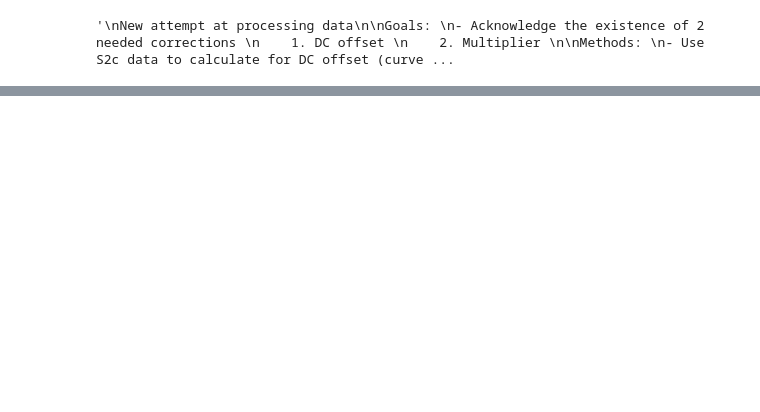
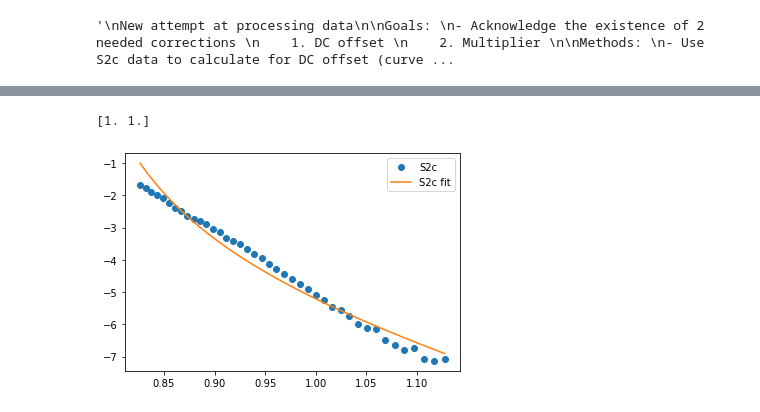
Before and after one commit to teoyi/PROJECT-Automate-Research-Process, a Jupyter notebook: test.ipynb, the cells around one changed output, grey strips where cells are left out. Saved outputs shown, nothing was run; the diff lists cells and outputs as text; code cells hidden in the pictures; blank space fills up the shorter version.

```diff
--- a/test.ipynb
+++ b/test.ipynb
@@ -49,0 +130,11 @@ latticeT = components[0]
+# %%
+plt.plot(new_df['Photon Energy'], new_df['ln(S2c)'], 'o', label='S2c')
+plt.plot(new_df['Photon Energy'], ln_fit(new_df['Photon Energy'], *popt1), '-', label='S2c fit')
+# plt.yscale('log')
+# plt.ylim(-1,1)
+# plt.xlim(-1,3)
+plt.legend()
+plt.show()
+# %% [output]
+[1. 1.]
+[figure, added]
```
Also changed, not shown: parts of 9 cells of this notebook.
